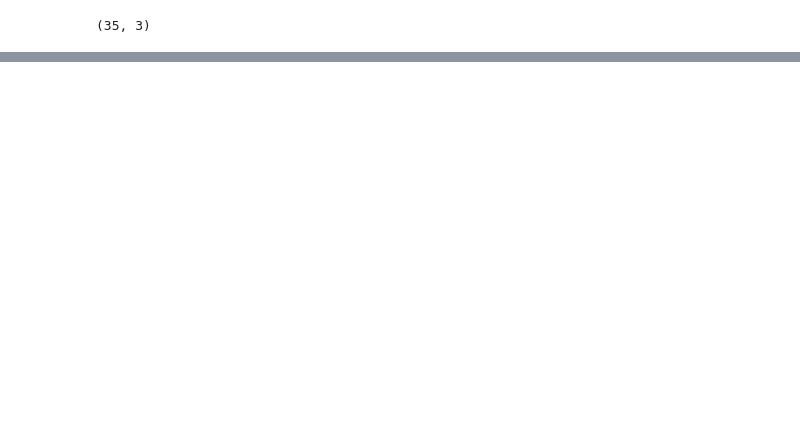
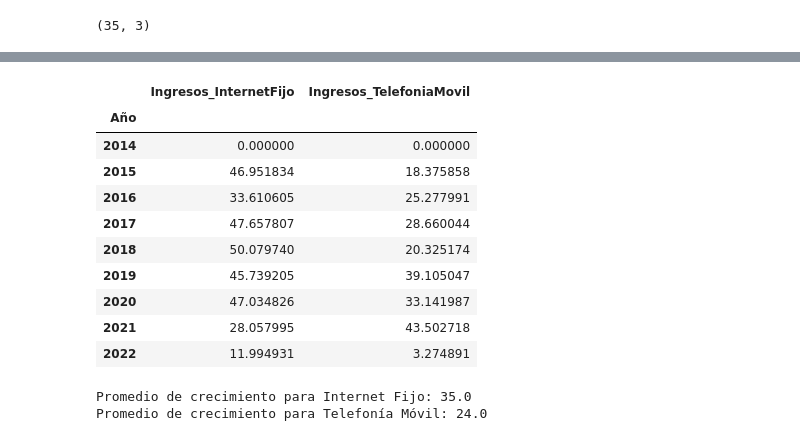
Before and after one commit to AlanTilca/Enacom_Analytics, a Jupyter notebook: EDA/Analisis_ingresos.ipynb, the cells around one changed output, grey strips where cells are left out. Cells and saved outputs as stored; diff of their text form; code cells hidden in the pictures; blank space fills up the shorter version.

```diff
--- a/EDA/Analisis_ingresos.ipynb
+++ b/EDA/Analisis_ingresos.ipynb
@@ -24,0 +85,26 @@ df_ingresos.shape
+# %%
+df_crecimiento_anual = df_suma_trimestral.pct_change() * 100
+df_crecimiento_anual.fillna(0,inplace=True)
+# %%
+df_crecimiento_anual
+# %% [output]
+|  | Ingresos_InternetFijo | Ingresos_TelefoniaMovil |
+| Año |  |  |
+| 2014 | 0.000000 | 0.000000 |
+| 2015 | 46.951834 | 18.375858 |
+| 2016 | 33.610605 | 25.277991 |
+| 2017 | 47.657807 | 28.660044 |
+| 2018 | 50.079740 | 20.325174 |
+| 2019 | 45.739205 | 39.105047 |
+| 2020 | 47.034826 | 33.141987 |
+| 2021 | 28.057995 | 43.502718 |
+| 2022 | 11.994931 | 3.274891 |
+# %%
+promedio_crecimiento_internet_fijo = df_crecimiento_anual['Ingresos_InternetFijo'].mean()
+promedio_crecimiento_telefonia_movil = df_crecimiento_anual['Ingresos_TelefoniaMovil'].mean()
+
+print("Promedio de crecimiento para Internet Fijo:", round(promedio_crecimiento_internet_fijo,0))
+print("Promedio de crecimiento para Telefonía Móvil:", round(promedio_crecimiento_telefonia_movil,0))
+# %% [output]
+Promedio de crecimiento para Internet Fijo: 35.0
+Promedio de crecimiento para Telefonía Móvil: 24.0
```
Also changed, not shown: parts of 10 cells of this notebook, 8 other files.
